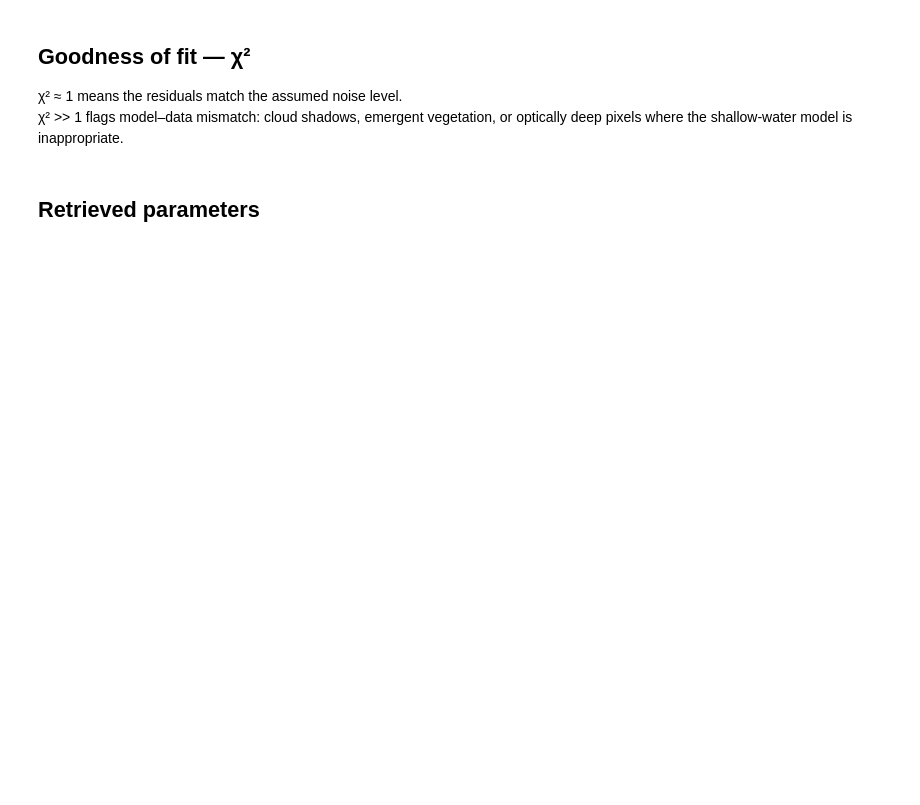
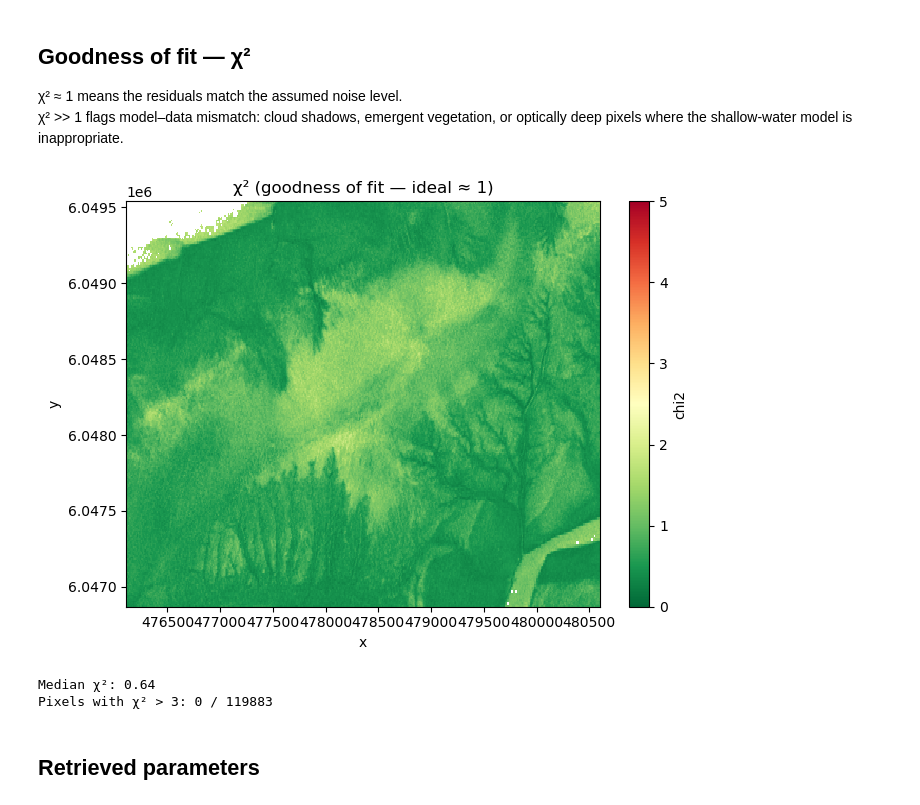
Before and after one commit to CMLandOcean/bio_optics, a Jupyter notebook: notebooks/07_OE_image_inversion_dask.ipynb, the cells around one changed output. Saved outputs shown, nothing was run; the diff lists cells and outputs as text; code cells hidden in the pictures; blank space fills up the shorter version.

```diff
--- a/notebooks/07_OE_image_inversion_dask.ipynb
+++ b/notebooks/07_OE_image_inversion_dask.ipynb
@@ -153,14 +208 @@ print('Free parameters:', [n for n in params if params[n].vary])
-# %%
-log_params = ['C_0', 'C_Y', 'C_Mie', 'zB']
-
-sigma_a = {
-    'C_0':   1.0,   # ±100% relative uncertainty
-    'C_Y':   1.0,
-    'C_Mie': 1.0,
-    'zB':    0.7,   # ≈ factor-of-two depth uncertainty
-}
-
-noise     = 0.001   # measurement std [sr-1]
-n_iter    = 15
-tile_size = 4096    # pixels per tile
 # %% [markdown]
@@ -229,24 +244,11 @@ print('Done.')
 # %%
-n_fit = len(setup_tile.fit_names)
-
-x_hat_all  = np.concatenate([r[0] for r in tile_results], axis=0).reshape(n_dim0, n_dim1, n_fit)
-sigma_all  = np.concatenate([r[1] for r in tile_results], axis=0).reshape(n_dim0, n_dim1, n_fit)
-A_diag_all = np.concatenate([r[2] for r in tile_results], axis=0).reshape(n_dim0, n_dim1, n_fit)
-chi2_all   = np.concatenate([r[3] for r in tile_results], axis=0).reshape(n_dim0, n_dim1)
-
-results = {
-    'x_hat':     x_hat_all,
-    'sigma':     sigma_all,
-    'A_diag':    A_diag_all,
-    'chi2':      chi2_all,
-    'fit_names': setup_tile.fit_names,
-}
-
-# Pass native spatial dim names + original coordinates so plots are oriented
-# exactly like the source dataset (no transposition or mirroring artefacts).
 ds = dask_oe_engine.to_dataset(
     results,
     spatial_dims=tuple(spatial_dim_names),
     coords=spatial_coords,
 )
+
+# param_labels derived from what was actually retrieved
+param_labels = {n: PARAM_META[n] for n in setup.fit_names if n in PARAM_META}
+
 ds
@@ -257,14 +271,20 @@ ds
 χ² >> 1 flags model–data mismatch: cloud shadows, emergent vegetation, or
 optically deep pixels where the shallow-water model is inappropriate.
 # %%
+chi2_all = results['chi2']
+
 fig, ax = plt.subplots(figsize=(7, 5))
 ds['chi2'].plot(ax=ax, vmin=0, vmax=5, cmap='RdYlGn_r')
 ax.set_title('χ² (goodness of fit — ideal ≈ 1)')
 plt.tight_layout()
 plt.show()
 
 print(f'Median χ²: {float(np.nanmedian(chi2_all)):.2f}')
 print(f'Pixels with χ² > 3: {(chi2_all > 3).sum()} / {chi2_all.size}')
+# %% [output]
+[figure, added]
+Median χ²: 0.64
+Pixels with χ² > 3: 0 / 119883
 # %% [markdown]
 ## Retrieved parameters
 # %%
```
Also changed, not shown: parts of 16 cells of this notebook, 4 other files.
